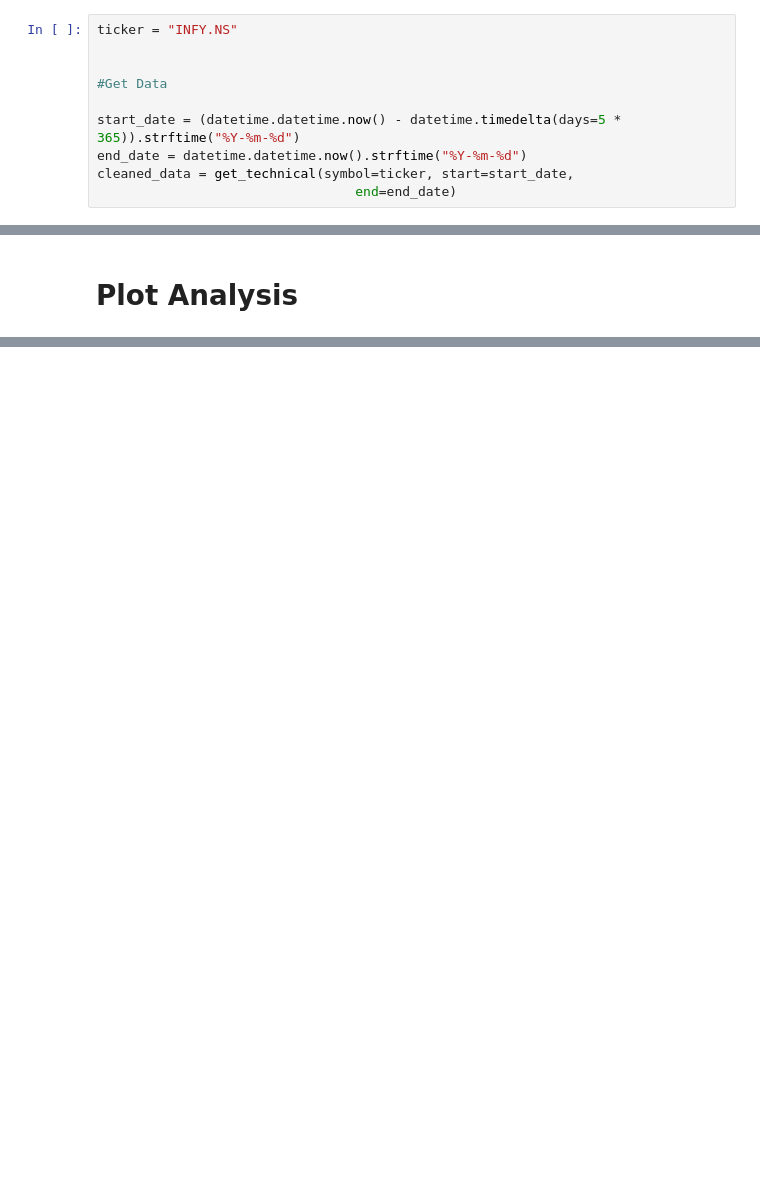
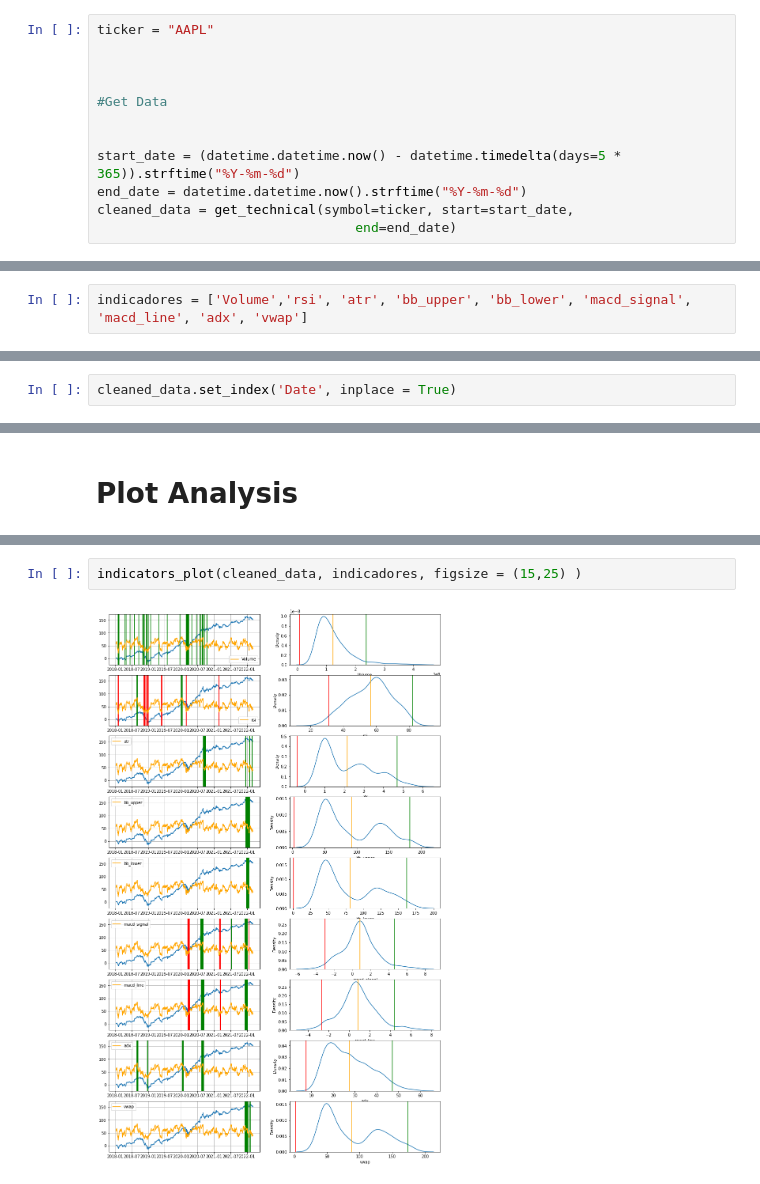
Before and after one commit to vivekjainmaiet/stockanalysis, a Jupyter notebook: notebooks/Thierry_Notebook_Exploration.ipynb, the cells around one changed output, grey strips where cells are left out. Cells and saved outputs as stored; diff of their text form; blank space fills up the shorter version.

```diff
--- a/notebooks/Thierry_Notebook_Exploration.ipynb
+++ b/notebooks/Thierry_Notebook_Exploration.ipynb
@@ -14,8 +17,10 @@ import datetime
 # %%
-ticker = "INFY.NS"
+ticker = "AAPL"
+
 
 
 #Get Data
+
 
 start_date = (datetime.datetime.now() - datetime.timedelta(days=5 * 365)).strftime("%Y-%m-%d")
 end_date = datetime.datetime.now().strftime("%Y-%m-%d")
@@ -31,3 +40,5 @@ Index(['Date', 'Open', 'High', 'Low', 'Close', 'Volume', 'ema12', 'ema21',
        'hma34', 'hma55', 'hma99', 'hma200', 'rsi', 'atr', 'bb_upper',
        'bb_lower', 'macd_signal', 'macd_line', 'adx', 'vwap'],
       dtype='object')
+# %%
+indicadores = ['Volume','rsi', 'atr', 'bb_upper', 'bb_lower', 'macd_signal', 'macd_line', 'adx', 'vwap']
@@ -33,0 +61,2 @@ Index(['Date', 'Open', 'High', 'Low', 'Close', 'Volume', 'ema12', 'ema21',
+# %%
+cleaned_data.set_index('Date', inplace = True)
@@ -57,0 +192,4 @@ cleaned_data
+# %%
+indicators_plot(cleaned_data, indicadores, figsize = (15,25) )
+# %% [output]
+[figure, added]
```
Also changed, not shown: parts of 15 cells of this notebook, 5 other files.
